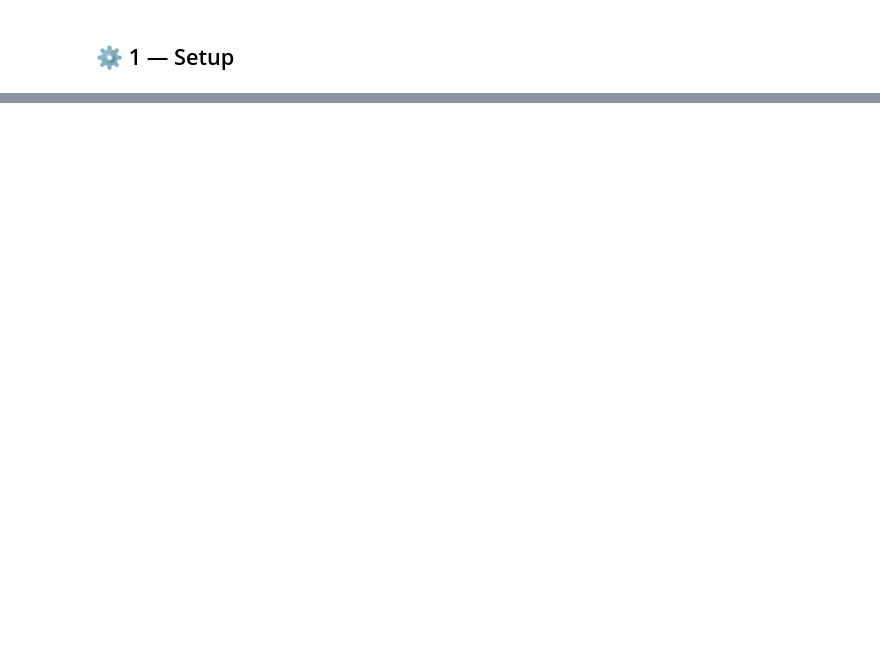
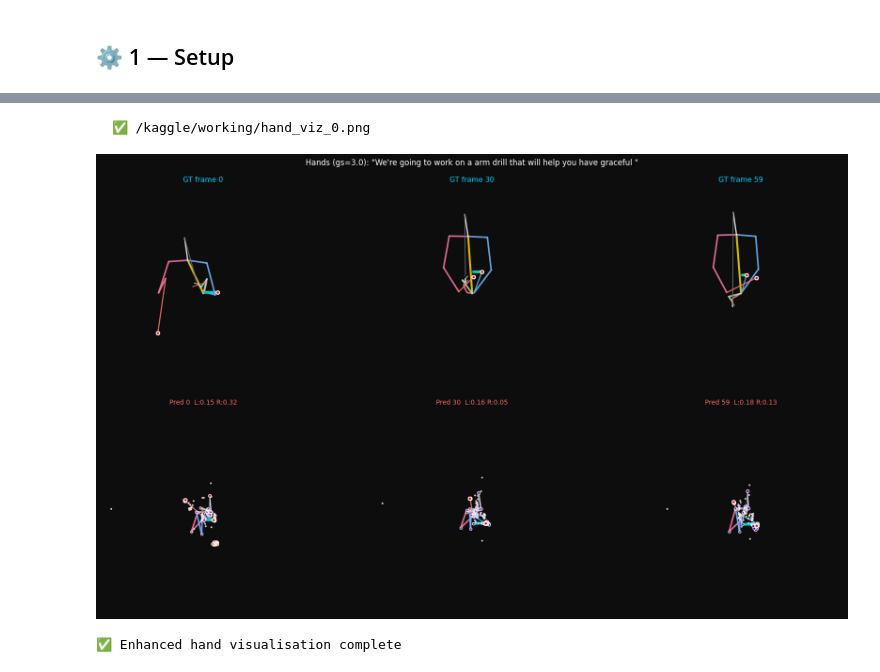
Before and after one commit to sarrazer24/sign-language-production, a Jupyter notebook: phase1_text_to_pose/notebooks/train_b.ipynb, the cells around one changed output, grey strips where cells are left out. Drawn from its saved outputs; the diff is of its cells as text; code cells hidden in the pictures; blank space fills up the shorter version.

```diff
--- a/phase1_text_to_pose/notebooks/train_b.ipynb
+++ b/phase1_text_to_pose/notebooks/train_b.ipynb
@@ -1899,0 +1001,18 @@ print("✅ Hand post-processing functions defined")
+# %%
+dc=[x for x in history["dev"]   if not np.isnan(x)]
+tc=[x for x in history["train"] if not np.isnan(x)]
+row={"approach":"ApproachB_v21",
+     "description":f"DDPM+CFG+InfoNCE+DivLoss+3xCA (T={T_DIFF})",
+     "best_train_loss":round(min(tc),4) if tc else 0,
+     "best_dev_loss"  :round(min(dc),4) if dc else 0,
+     "best_epoch"     :int(np.argmin(history["dev"]))+1 if dc else 0,
+     "total_epochs"   :len(history["train"]),
+     "mpjpe_dev"      :round(mpjpe,      4) if "mpjpe"       in dir() else 0,
+     "dtw_dev"        :round(dtw,        4) if "dtw"         in dir() else 0,
+     "bleu4_dev"      :round(bleu4_score,4) if "bleu4_score" in dir() else 0}
+csv_path=f"{OUTPUT_DIR}/results_v21.csv"
+with open(csv_path,"w",newline="") as f:
+    w=csv.DictWriter(f,fieldnames=row.keys()); w.writeheader(); w.writerow(row)
+print("="*50)
+for k,v in row.items(): print(f"  {k:<22} {v}")
+print("="*50); print(f"\n✅ Saved → {csv_path}")
@@ -1899,0 +1154,62 @@ print("✅ Hand post-processing functions defined")
+# %%
+HAND_FINGER_CONN={"thumb":[0,1,2,3,4],"index":[0,5,6,7,8],"middle":[0,9,10,11,12],
+                   "ring":[0,13,14,15,16],"pinky":[0,17,18,19,20]}
+HAND_COL_L={"thumb":"#FFD700","index":"#74B9FF","middle":"#00CEC9","ring":"#A29BFE","pinky":"#FD79A8"}
+HAND_COL_R={"thumb":"#FFB74D","index":"#FF8A65","middle":"#FF5252","ring":"#BA68C8","pinky":"#4DB6AC"}
+
+def plot_hand(ax,joints,is_left=True,alpha=0.85):
+    if joints is None or len(joints)<21: return
+    xs,ys=joints[:,0],-joints[:,1]; colors=HAND_COL_L if is_left else HAND_COL_R
+    for fname,idx in HAND_FINGER_CONN.items():
+        c=colors[fname]
+        for a,b in zip(idx[:-1],idx[1:]):
+            ax.plot([xs[a],xs[b]],[ys[a],ys[b]],color=c,lw=4,alpha=alpha,solid_capstyle="round",zorder=4)
+    ax.scatter(xs[0],ys[0],s=30,c="white",edgecolors="black",lw=1,zorder=5,alpha=alpha)
+    for tip in [4,8,12,16,20]:
+        ax.scatter(xs[tip],ys[tip],s=25,c="red",edgecolors="white",lw=1.5,zorder=6,alpha=0.9)
+
+@torch.no_grad()
+def visualize_enhanced_hands(model,dataset,stats,idx=0,guidance_scale=3.0,save=True):
+    model.eval(); s=dataset[idx]
+    ids=s["input_ids"].unsqueeze(0).to(DEVICE); am=s["attention_mask"].unsqueeze(0).to(DEVICE)
+    text=s["text"]; nf=min(s["poses"].shape[0],60)
+    pred=model.generate(ids,am,n_frames=nf,guidance_scale=guidance_scale)[0].cpu().numpy()
+    gt_p=denormalize(s["poses"].numpy()[:nf],stats); pr_p=denormalize(pred,stats)
+    frs=[0,nf//2,nf-1]; lims=compute_lims([gt_p,pr_p],frs)
+    fig,axes=plt.subplots(2,3,figsize=(18,10),facecolor="#0d0d0d")
+    fig.suptitle(f'Hands (gs={guidance_scale}): "{text[:68]}"',fontsize=12,color="white",y=0.99)
+    for col,fi in enumerate(frs):
+        for row,(poses,tc) in enumerate([(gt_p,C_GT),(pr_p,C_PRED)]):
+            ax=axes[row,col]
+            plot_skeleton(ax,poses[fi],lims,gt_frame=(None if row==0 else gt_p[fi]))
+            plot_hand(ax,poses[fi][92:113],is_left=True); plot_hand(ax,poses[fi][113:134],is_left=False)
+            if row==0: ax.set_title(f"GT frame {fi}",color=tc,fontsize=11,pad=8)
+            else:
+                le=np.linalg.norm(pr_p[fi][92:113]-gt_p[fi][92:113],axis=-1).mean()
+                re=np.linalg.norm(pr_p[fi][113:134]-gt_p[fi][113:134],axis=-1).mean()
+                ax.set_title(f"Pred {fi}  L:{le:.2f} R:{re:.2f}",color=tc,fontsize=10,pad=8)
+    plt.tight_layout()
+    if save:
+        sp=f"{OUTPUT_DIR}/hand_viz_{idx}.png"
+        fig.savefig(sp,dpi=150,bbox_inches="tight",facecolor="#0d0d0d"); print(f"  ✅ {sp}")
+    plt.show()
+
+def enhance_hand_poses(poses,hand_start,sigma=0.8):
+    out=poses.copy(); T=poses.shape[0]
+    if T<5: return out
+    for d in range(5):
+        for joff in [0,1+d*4,2+d*4,3+d*4]:
+            jdx=hand_start+joff
+            if jdx<poses.shape[1]:
+                for c in range(2): out[:,jdx,c]=gaussian_filter1d(poses[:,jdx,c],sigma)
+    return out
+
+def postprocess(p):
+    return enhance_hand_poses(enhance_hand_poses(p,92),113)
+
+visualize_enhanced_hands(model,dev_ds,stats,idx=0,guidance_scale=3.0,save=True)
+print("\n✅ Enhanced hand visualisation complete")
+# %% [output]
+  ✅ /kaggle/working/hand_viz_0.png
+[figure, added]
+✅ Enhanced hand visualisation complete
```
Also changed, not shown: parts of 74 cells of this notebook.
